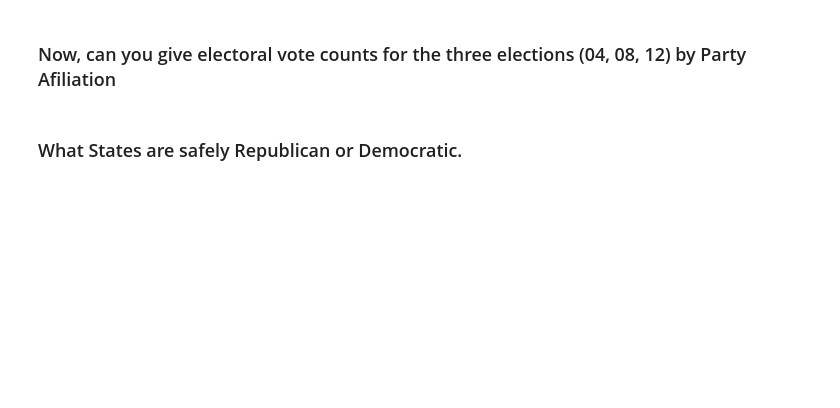
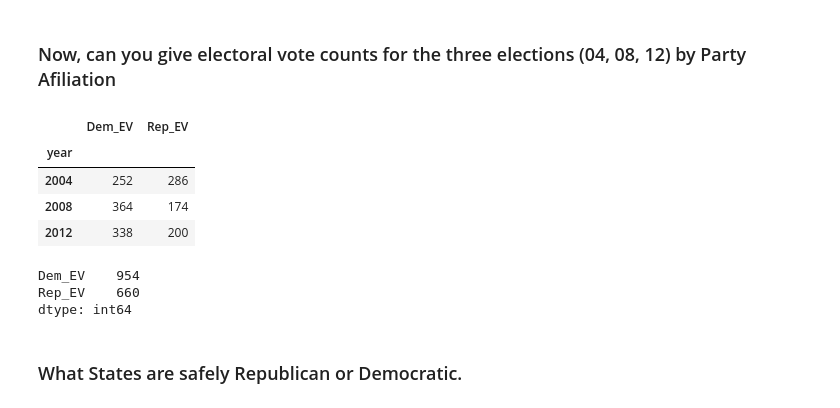
Before and after one commit to dav1dfeldman/DAT_SF_11, a Jupyter notebook: labs/lab_03/lab03-pandas-pres-elections.ipynb, the cells around one changed output. Cells and saved outputs as stored; diff of their text form; code cells hidden in the pictures; blank space fills up the shorter version.

```diff
--- a/labs/lab_03/lab03-pandas-pres-elections.ipynb
+++ b/labs/lab_03/lab03-pandas-pres-elections.ipynb
@@ -238,0 +238,4 @@ pres_D_R
+# %%
+pres.Dem.fillna(pres.Kerry, inplace = True)
+# %%
+pres.Dem.fillna(pres.Obama, inplace = True)
@@ -243,2 +272,16 @@ pres_D_R
+# %%
+pres.groupby('year')['Dem_EV', 'Rep_EV'].sum()
+# %% [output]
+|  | Dem_EV | Rep_EV |
+| year |  |  |
+| 2004 | 252 | 286 |
+| 2008 | 364 | 174 |
+| 2012 | 338 | 200 |
+# %%
+pres[['Dem_EV', 'Rep_EV']].sum()
+# %% [output]
+Dem_EV    954
+Rep_EV    660
+dtype: int64
 # %% [markdown]
 ### What States are safely Republican or Democratic.
```
Also changed, not shown: parts of 32 cells of this notebook, 2 other files.
